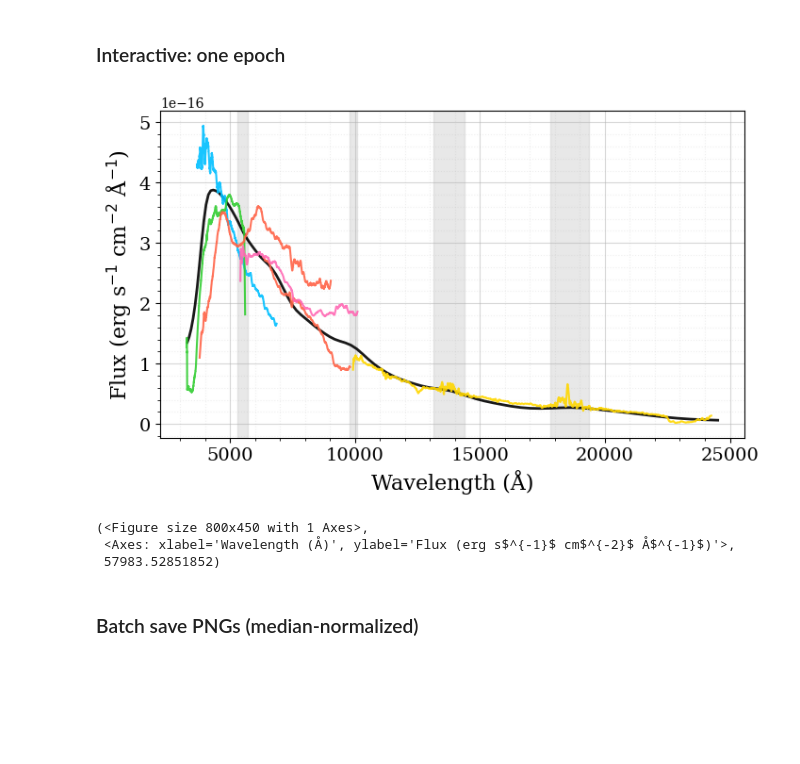
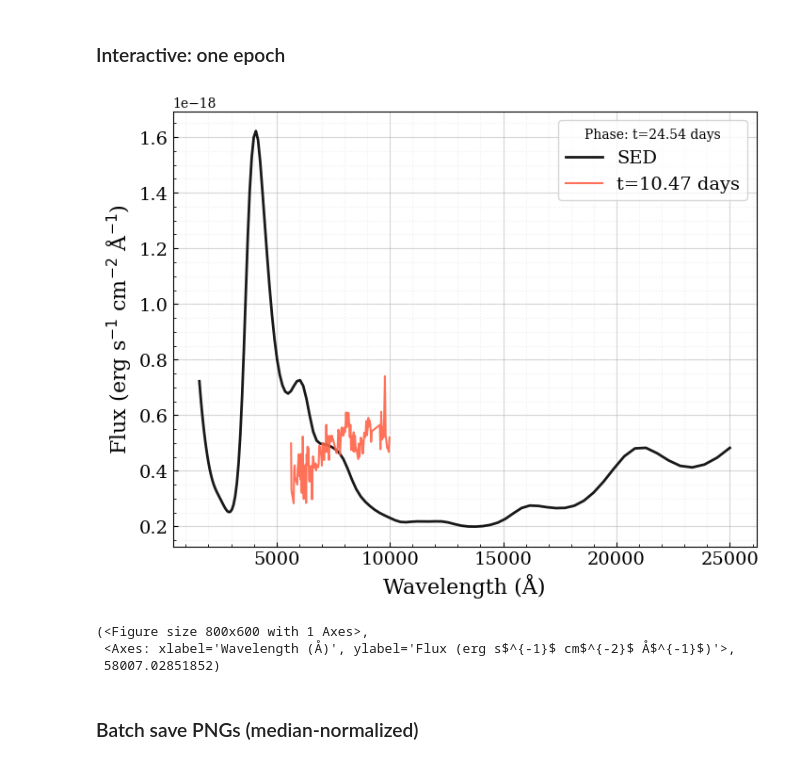
Before and after one commit to ravkaur20/kn-sed-pipeline, a Jupyter notebook: Codes/7.5_spectra.ipynb, the cells around one changed output. Drawn from its saved outputs; the diff is of its cells as text; code cells hidden in the pictures; blank space fills up the shorter version.

```diff
--- a/Codes/7.5_spectra.ipynb
+++ b/Codes/7.5_spectra.ipynb
@@ -150,10 +150,10 @@ def plot_native_epoch(
     else:
         fig = ax.figure
 
-    ax.axvspan(13125, 14375, color='lightgray', alpha=0.5)
-    ax.axvspan(17812.5, 19375, color='lightgray', alpha=0.5)
-    ax.axvspan(9800, 10100, color='lightgray', alpha=0.5)
-    ax.axvspan(5300, 5700, color='lightgray', alpha=0.5)
+    # ax.axvspan(13125, 14375, color='lightgray', alpha=0.5)
+    # ax.axvspan(17812.5, 19375, color='lightgray', alpha=0.5)
+    # ax.axvspan(9800, 10100, color='lightgray', alpha=0.5)
+    # ax.axvspan(5300, 5700, color='lightgray', alpha=0.5)
 
     color_cycle = plt.rcParams["axes.prop_cycle"].by_key()["color"]
 
@@ -313,17 +313,18 @@ def plot_native_epoch(
     title_parts.append("Matched SED epoch $t = %.2f$ d" % phase_matched_sed)
     #ax.set_title(" — ".join(title_parts))
 
-    # leg = ax.legend(
-    #     title="Phase: t=%.2f days" % phase_matched_sed,
-    #     fontsize=14,
-    #     loc="upper left",
-    # )
+    leg = ax.legend(
+        title="Phase: t=%.2f days" % phase_matched_sed,
+        fontsize=14,
+        loc="upper right",
+    )
     # if leg is not None:
     #     leg.get_title().set_fontsize(14)
 
-    ax.tick_params(axis='both', which='major', labelsize=14)
+    ax.tick_params(axis='both', which='major', direction='in', labelsize=14)
     ax.xaxis.set_minor_locator(AutoMinorLocator())
     ax.yaxis.set_minor_locator(AutoMinorLocator())
+    ax.tick_params(axis='both', which='minor', direction='in')
     ax.grid(True, which="major", alpha=0.5)
     ax.grid(True, which="minor", alpha=0.2, linestyle=":")
 
@@ -362,50 +363,50 @@ def union_spec_mjds_for_batch(which_sed, dir_full_gp):
 ### Interactive: one epoch
 # %%
 # Query: phase_query_days wins over mjd_query when not None
-phase_query_days = 1  # days since t0_mjd; set to None to use mjd_query instead
+phase_query_days =  24.5  # days since t0_mjd; set to None to use mjd_query instead
 mjd_query = None  # observer MJD, e.g. t0_mjd + 1.0
 
 which_sed = "full_gp"
 mode = "mangled"  # "mangled" = step-5 Outputs/<SN>/mangled_spectra; "mangled_final" = twodim_iter/iter_KK/mangled_spectra (fed the GP; K = ITER_INDEX or last)
-time_window = 0.5
+time_window = 0.1
 normalize_median = True
 sed_scale = 1.0
 input_scale = 1.0
 
 # Optional styling / I/O (see plot_native_epoch docstring):
 plot_inputs = True
 sed_color = "black"
-figsize = (8, 4.5)
+figsize = (8, 6)
 input_colors = ["tomato", "deepskyblue", "gold", 'limegreen', 'hotpink']
 # xlim, ylim = (3000, 25000), None
 #ylim = (0, 0.5e-19)
-#savefig_path = os.path.join(rt.output_dir, SNNAME, "plots-for-flash", "spectra_slice_5days.png")  # os.makedirs(os.path.dirname(savefig_path), exist_ok=True) first
+savefig_path = os.path.join(rt.output_dir, SNNAME, "plots-for-paper", "spectra_comp_24.5days.png")  # os.makedirs(os.path.dirname(savefig_path), exist_ok=True) first
 
 plot_native_epoch(
     phase_query_days=phase_query_days,
     mjd_query=mjd_query,
     t0_mjd=t0_mjd,
     which_sed=which_sed,
     dir_full_gp=dir_full_gp,
     z=z_redshift,
     sed_scale=sed_scale,
     show=True,
     plot_inputs=plot_inputs,
     input_colors=input_colors,
     sed_color=sed_color,
     figsize=figsize,
     mode=mode,
     time_window=time_window,
     normalize_median=normalize_median,
     input_scale=input_scale,
     #ylim=ylim,
-    #savefig_path=savefig_path,
+    savefig_path=savefig_path,
 )
 # %% [output]
-[figure, old version]
+[figure, new version]
-(<Figure size 800x450 with 1 Axes>,
+(<Figure size 800x600 with 1 Axes>,
  <Axes: xlabel='Wavelength (Å)', ylabel='Flux (erg s$^{-1}$ cm$^{-2}$ Å$^{-1}$)'>,
- 57983.52851852)
+ 58007.02851852)
 # %%
 # `plot_native_epoch`, `effective_query_mjd`, and `union_spec_mjds_for_batch` are defined in the **Core plotting** cell above.
 # Run that cell before demos / batch below. (This cell previously duplicated `plot_native_epoch`; removed to avoid overriding.)
```
Also changed, not shown: parts of 3 cells of this notebook, 6 other files.
